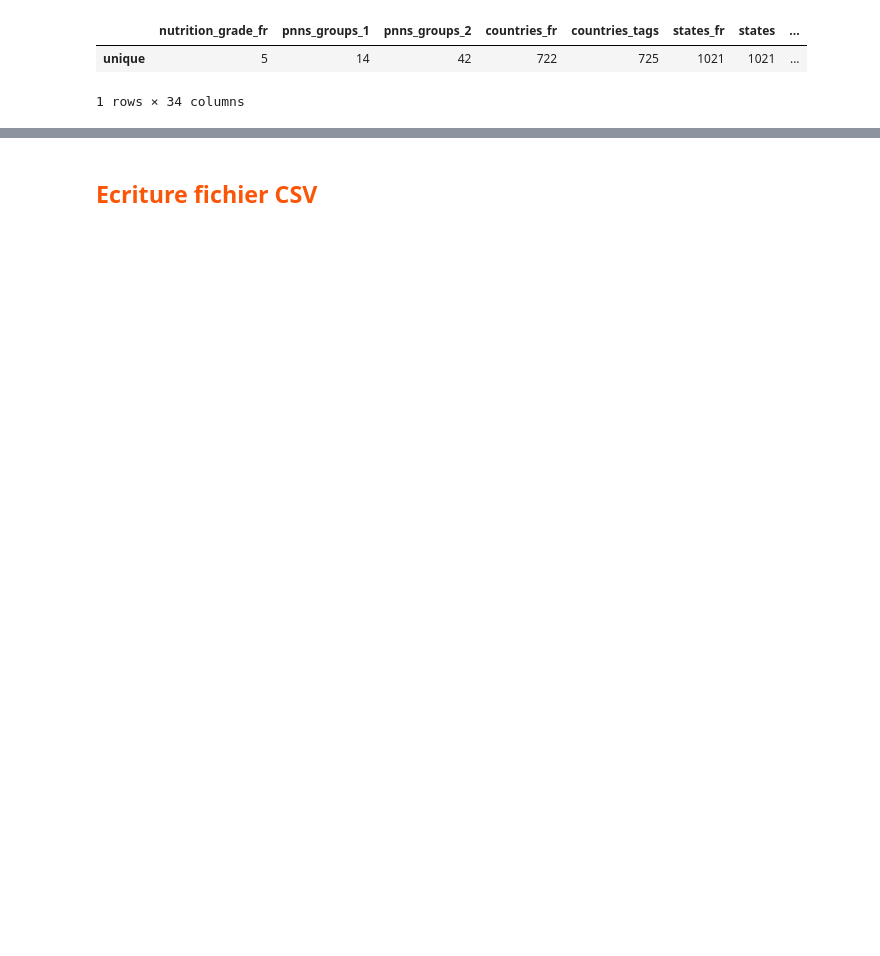
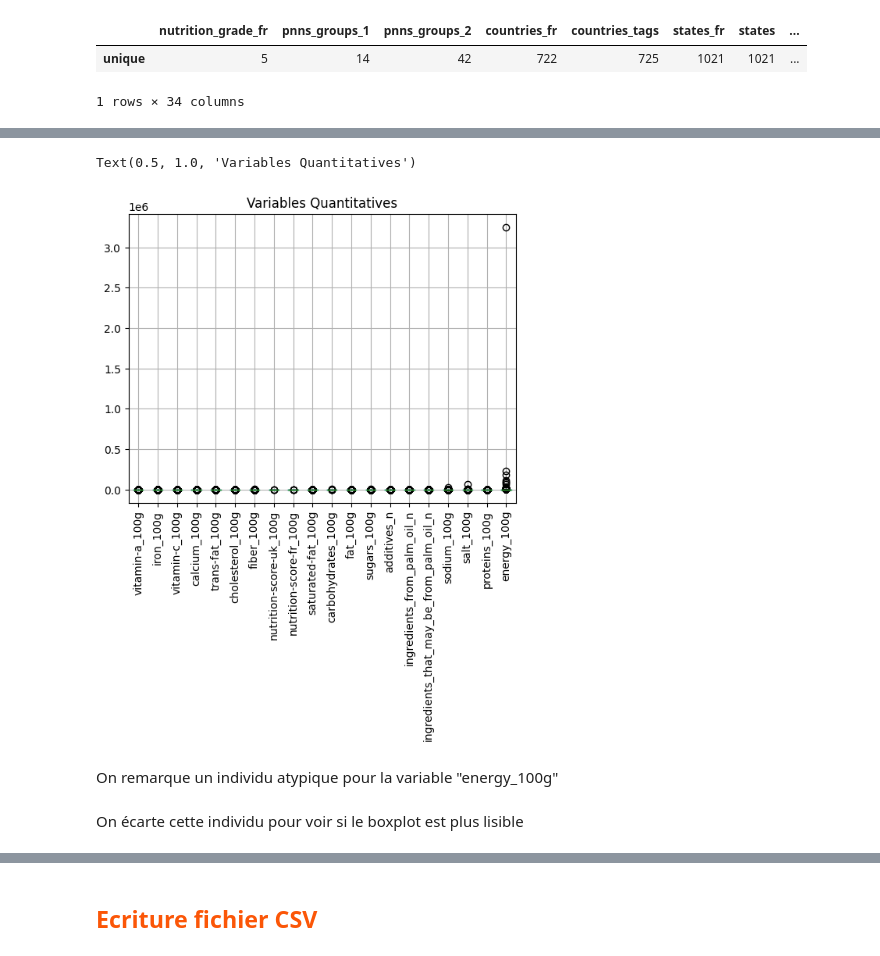
Before and after one commit to 8huit/analyse-de-donnees-nutritionnelles, a Jupyter notebook: p2_donnees_nutritionnelles_nettoyage.ipynb, the cells around one changed output, grey strips where cells are left out. Saved outputs shown, nothing was run; the diff lists cells and outputs as text; code cells hidden in the pictures; blank space fills up the shorter version.

```diff
--- a/p2_donnees_nutritionnelles_nettoyage.ipynb
+++ b/p2_donnees_nutritionnelles_nettoyage.ipynb
@@ -190,6 +207,6 @@ dfNA80.head()
 # %%
 # identification des colonnes numériques et qualitatives
-colonnesNum=dfNA80.select_dtypes(include=np.number).columns.tolist()
-colonnesQual=dfNA80.select_dtypes(include='O').columns.tolist()
+colonnesNum=dfNA80.select_dtypes(np.number).columns.tolist()
+colonnesQual=dfNA80.select_dtypes('O').columns.tolist()
 # %%
 # filtrage des données qualitative + tri des colonnes par nombre de valeurs uniques
@@ -240,0 +248,3 @@ dfNA80[colonnesQual+colonnesNum].head()
+# %%
+dfNum=dfNA80[colonnesNum]
+dfNum.describe()
@@ -240,0 +261,9 @@ dfNA80[colonnesQual+colonnesNum].head()
+# %%
+# boite à moustaches sur le variables quantitatives
+ax=dfNum.boxplot(rot=90)
+ax.set_title("Variables Quantitatives")
+# %% [output]
+Text(0.5, 1.0, 'Variables Quantitatives')
+[figure, added]
+# %% [markdown]
+On remarque un individu atypique pour la variable "energy_100g"
@@ -240,0 +272,2 @@ dfNA80[colonnesQual+colonnesNum].head()
+# %% [markdown]
+On écarte cette individu pour voir si le boxplot est plus lisible
```
Also changed, not shown: parts of 39 cells of this notebook, 1 other file.
